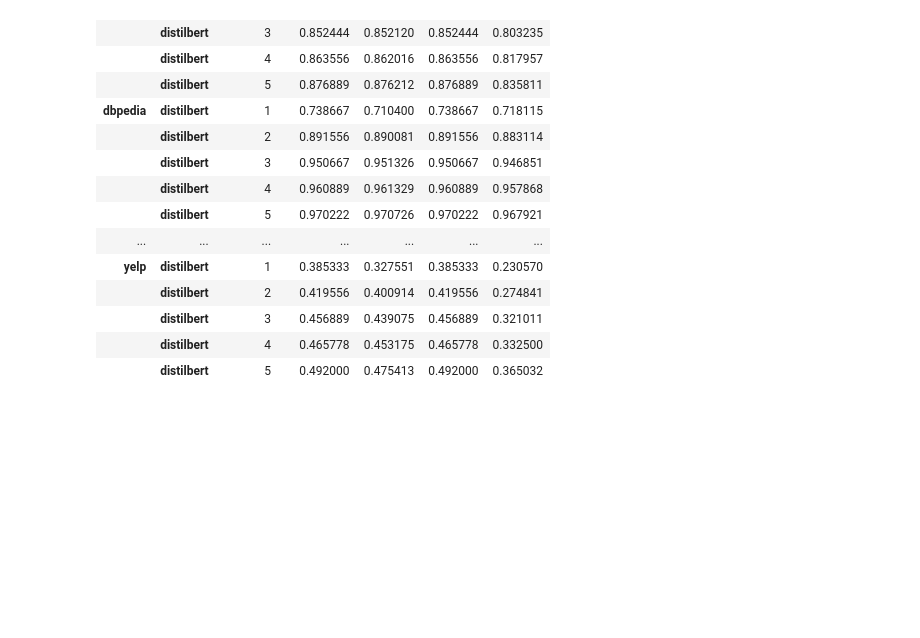
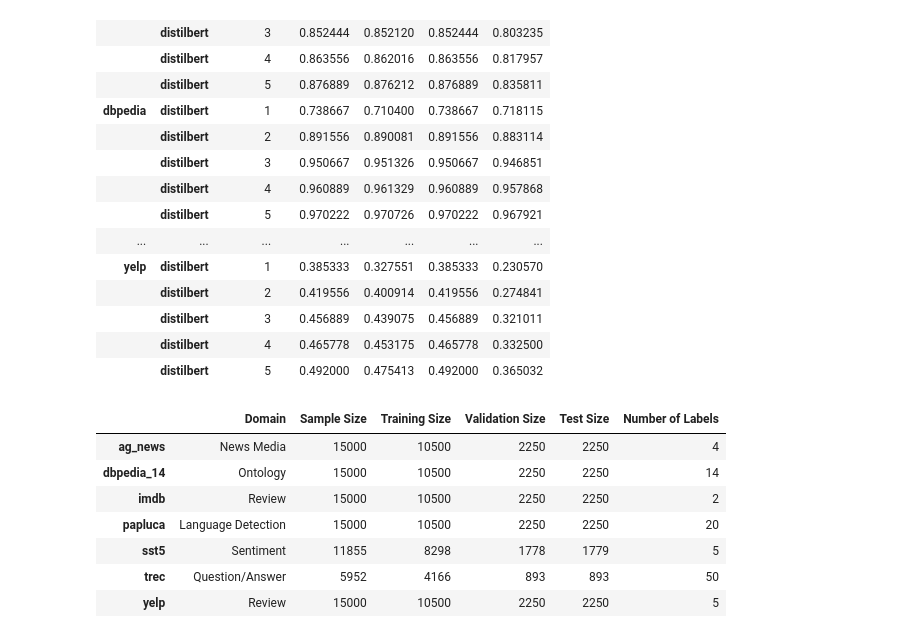
Before and after one commit to abdalimran/FR-KAN-Text-Classification, a Jupyter notebook: results.ipynb, the cells around one changed output. Cells and saved outputs as stored; diff of their text form; code cells hidden in the pictures; blank space fills up the shorter version.

```diff
--- a/results.ipynb
+++ b/results.ipynb
@@ -240,3 +263,35 @@ abl_overall_kan_results
 |  | distilbert | 3 | 0.456889 | 0.439075 | 0.456889 | 0.321011 |
 |  | distilbert | 4 | 0.465778 | 0.453175 | 0.465778 | 0.332500 |
 |  | distilbert | 5 | 0.492000 | 0.475413 | 0.492000 | 0.365032 |
+# %%
+data_desc = {
+    "ag_news": ["News Media", 15000, 10500, 2250, 2250, 4],
+    "dbpedia_14": ["Ontology", 15000, 10500, 2250, 2250, 14],
+    "imdb": ["Review", 15000, 10500, 2250, 2250, 2],
+    "papluca": ["Language Detection", 15000, 10500, 2250, 2250, 20],
+    "sst5": ["Sentiment", 11855, 8298, 1778, 1779, 5],
+    "trec": ["Question/Answer", 5952, 4166, 893, 893, 50],
+    "yelp": ["Review", 15000, 10500, 2250, 2250, 5],
+}
+
+pd.DataFrame(
+    data_desc.values(),
+    index=data_desc.keys(),
+    columns=[
+        "Domain",
+        "Sample Size",
+        "Training Size",
+        "Validation Size",
+        "Test Size",
+        "Number of Labels",
+    ],
+)
+# %% [output]
+|  | Domain | Sample Size | Training Size | Validation Size | Test Size | Number of Labels |
+| ag_news | News Media | 15000 | 10500 | 2250 | 2250 | 4 |
+| dbpedia_14 | Ontology | 15000 | 10500 | 2250 | 2250 | 14 |
+| imdb | Review | 15000 | 10500 | 2250 | 2250 | 2 |
+| papluca | Language Detection | 15000 | 10500 | 2250 | 2250 | 20 |
+| sst5 | Sentiment | 11855 | 8298 | 1778 | 1779 | 5 |
+| trec | Question/Answer | 5952 | 4166 | 893 | 893 | 50 |
+| yelp | Review | 15000 | 10500 | 2250 | 2250 | 5 |
```
Also changed, not shown: parts of 3 cells of this notebook.
